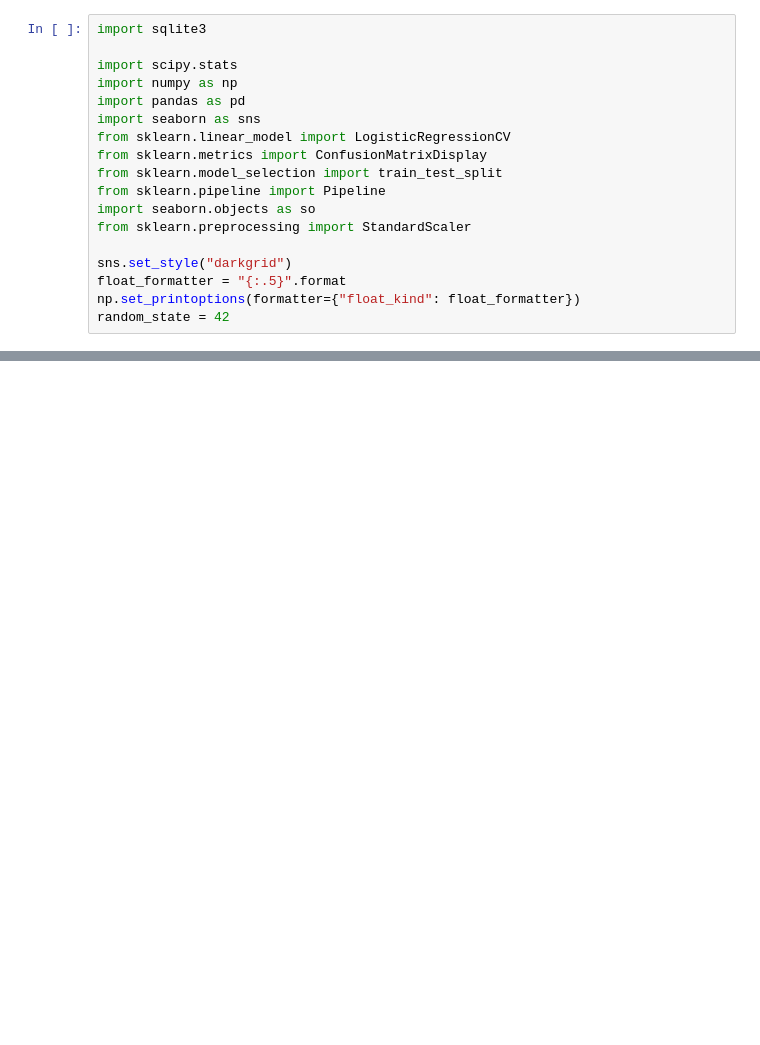
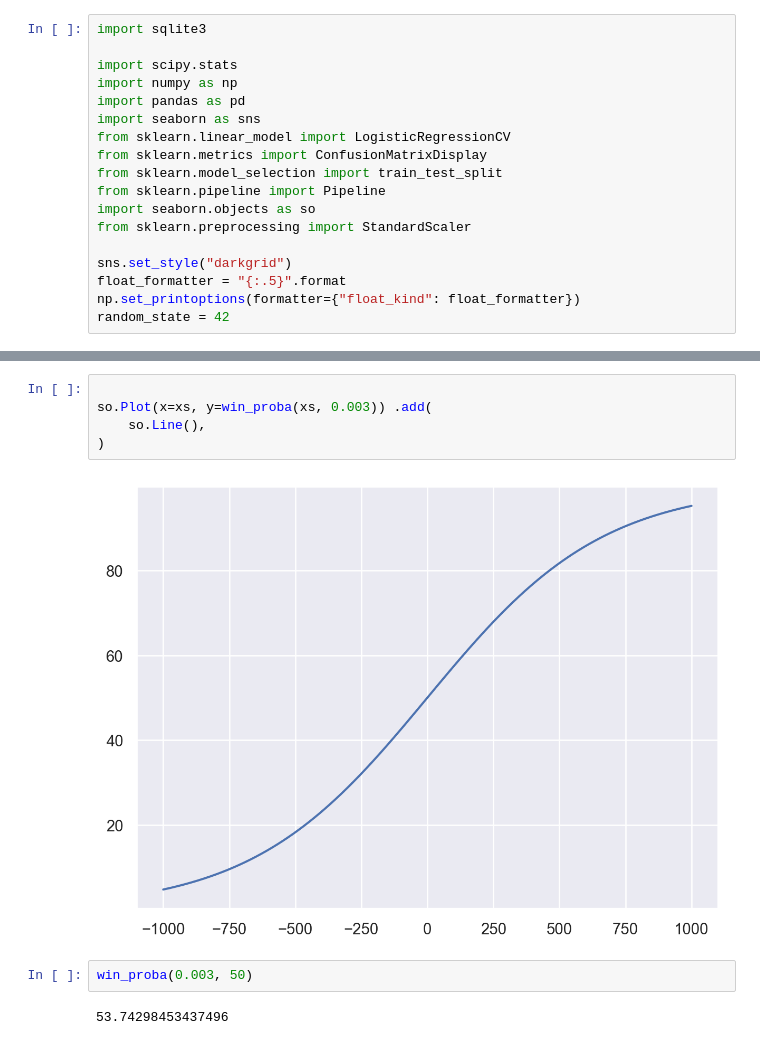
Before and after one commit to SandroMartens/Lichess-Win-Predictions, a Jupyter notebook: new.ipynb, the cells around one changed output, grey strips where cells are left out. Drawn from its saved outputs; the diff is of its cells as text; blank space fills up the shorter version.

```diff
--- a/new.ipynb
+++ b/new.ipynb
@@ -88,0 +113,11 @@ so.Plot(x=np.arange(-2000, 1000, 100), y=dist.cdf(np.arange(-2000, 1000, 100))).
+# %%
+
+so.Plot(x=xs, y=win_proba(xs, 0.003)) .add(
+    so.Line(),
+)
+# %% [output]
+[figure, added]
+# %%
+win_proba(0.003, 50)
+# %% [output]
+53.74298453437496
```
Also changed, not shown: parts of 14 cells of this notebook.
